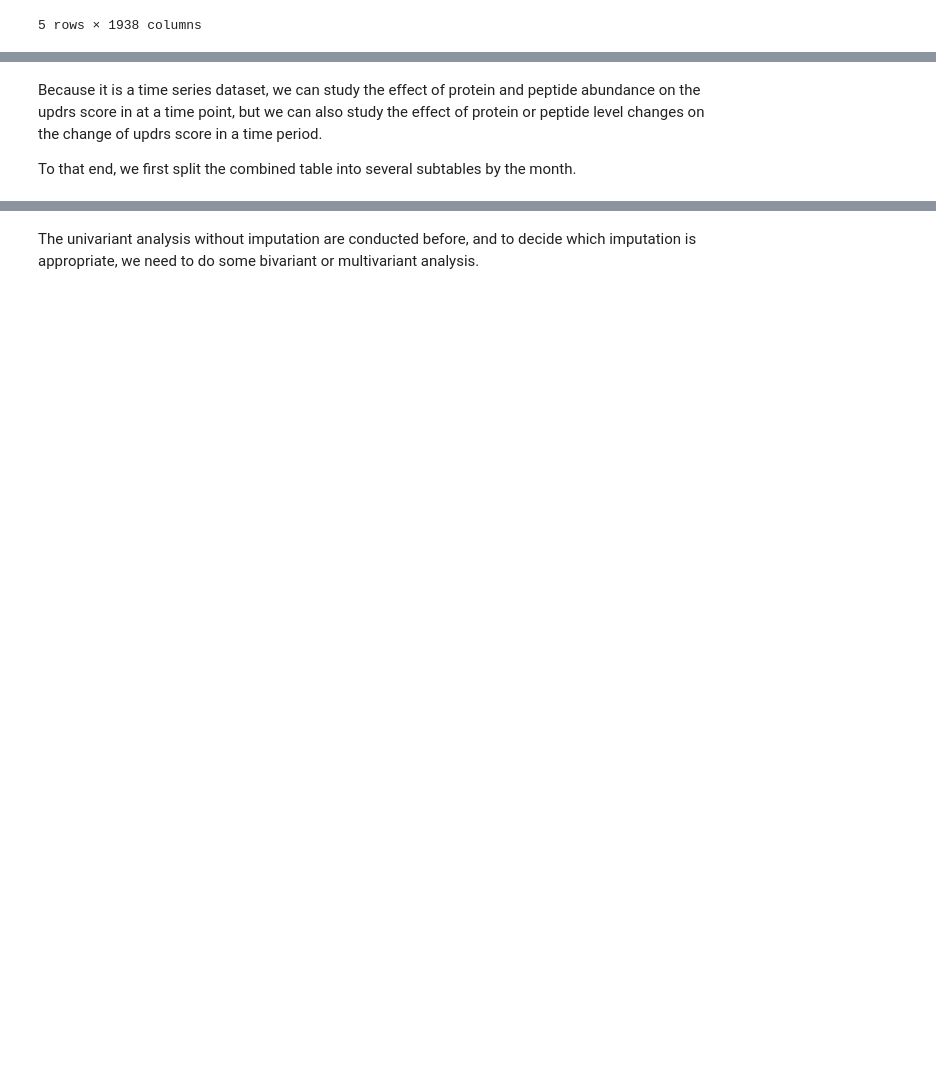
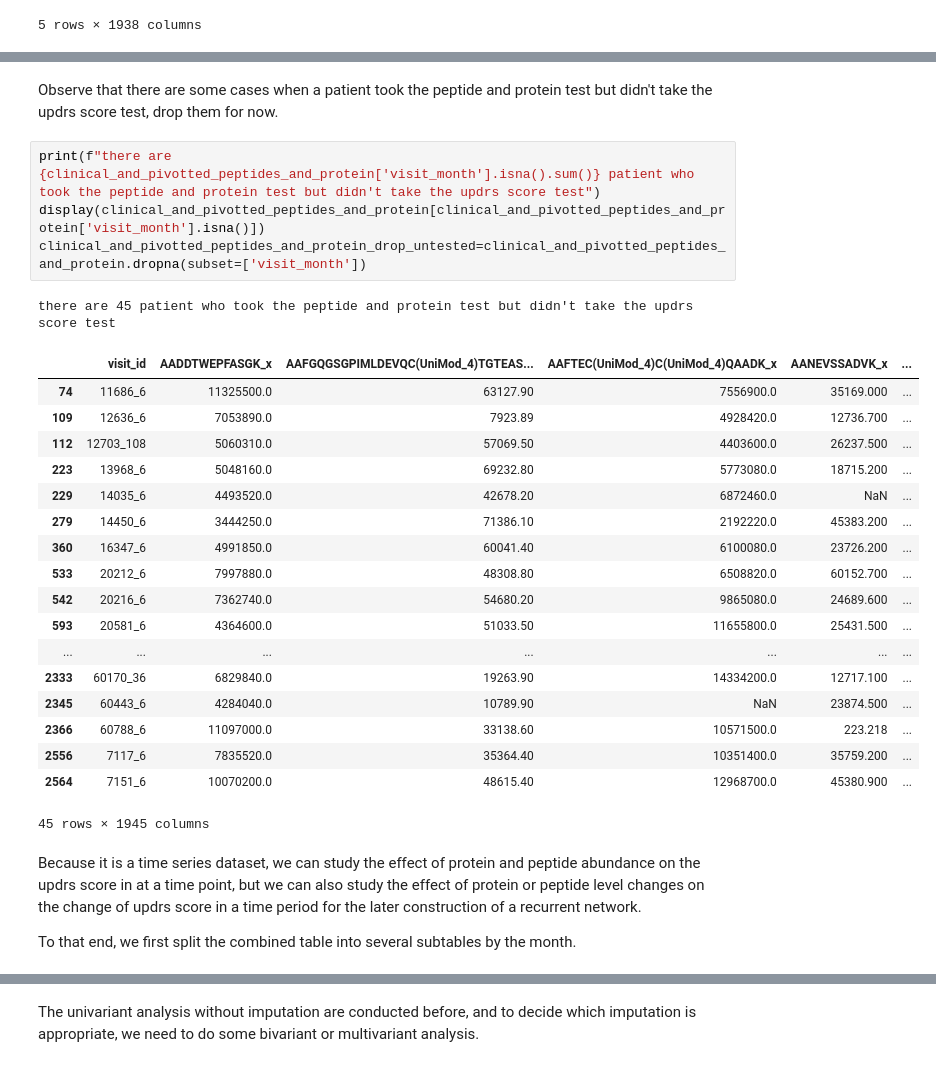
Before and after one commit to blackhole-hope123/Parkinson-Disease-Analysis, a Jupyter notebook: preliminary EDA/EDA_for_the_combined_training_data.ipynb, the cells around one changed output, grey strips where cells are left out. Drawn from its saved outputs; the diff is of its cells as text; blank space fills up the shorter version.

```diff
--- a/preliminary EDA/EDA_for_the_combined_training_data.ipynb
+++ b/preliminary EDA/EDA_for_the_combined_training_data.ipynb
@@ -67,4 +73,30 @@ clinical_and_pivotted_peptides_and_protein.head(5)
+# %% [markdown]
+Observe that there are some cases when a patient took the peptide and protein test but didn't take the updrs score test, drop them for now.
+# %%
+print(f"there are {clinical_and_pivotted_peptides_and_protein['visit_month'].isna().sum()} patient who took the peptide and protein test but didn't take the updrs score test")
+display(clinical_and_pivotted_peptides_and_protein[clinical_and_pivotted_peptides_and_protein['visit_month'].isna()])
+clinical_and_pivotted_peptides_and_protein_drop_untested=clinical_and_pivotted_peptides_and_protein.dropna(subset=['visit_month'])
+# %% [output]
+there are 45 patient who took the peptide and protein test but didn't take the updrs score test
+|  | visit_id | AADDTWEPFASGK_x | AAFGQGSGPIMLDEVQC(UniMod_4)TGTEAS... | AAFTEC(UniMod_4)C(UniMod_4)QAADK_x | AANEVSSADVK_x | ... |
+| 74 | 11686_6 | 11325500.0 | 63127.90 | 7556900.0 | 35169.000 | ... |
+| 109 | 12636_6 | 7053890.0 | 7923.89 | 4928420.0 | 12736.700 | ... |
+| 112 | 12703_108 | 5060310.0 | 57069.50 | 4403600.0 | 26237.500 | ... |
+| 223 | 13968_6 | 5048160.0 | 69232.80 | 5773080.0 | 18715.200 | ... |
+| 229 | 14035_6 | 4493520.0 | 42678.20 | 6872460.0 | NaN | ... |
+| 279 | 14450_6 | 3444250.0 | 71386.10 | 2192220.0 | 45383.200 | ... |
+| 360 | 16347_6 | 4991850.0 | 60041.40 | 6100080.0 | 23726.200 | ... |
+| 533 | 20212_6 | 7997880.0 | 48308.80 | 6508820.0 | 60152.700 | ... |
+| 542 | 20216_6 | 7362740.0 | 54680.20 | 9865080.0 | 24689.600 | ... |
+| 593 | 20581_6 | 4364600.0 | 51033.50 | 11655800.0 | 25431.500 | ... |
+| ... | ... | ... | ... | ... | ... | ... |
+| 2333 | 60170_36 | 6829840.0 | 19263.90 | 14334200.0 | 12717.100 | ... |
+| 2345 | 60443_6 | 4284040.0 | 10789.90 | NaN | 23874.500 | ... |
+| 2366 | 60788_6 | 11097000.0 | 33138.60 | 10571500.0 | 223.218 | ... |
+| 2556 | 7117_6 | 7835520.0 | 35364.40 | 10351400.0 | 35759.200 | ... |
+| 2564 | 7151_6 | 10070200.0 | 48615.40 | 12968700.0 | 45380.900 | ... |
+45 rows × 1945 columns
 # %% [markdown]
-Because it is a time series dataset, we can study the effect of protein and peptide abundance on the updrs score in at a time point, but we can also study the effect of protein or peptide level changes on the change of updrs score in a time period.
+Because it is a time series dataset, we can study the effect of protein and peptide abundance on the updrs score in at a time point, but we can also study the effect of protein or peptide level changes on the change of updrs score in a time period for the later construction of a recurrent network.
 
 To that end, we first split the combined table into several subtables by the month.
```
Also changed, not shown: parts of 3 cells of this notebook, 1 other file.
